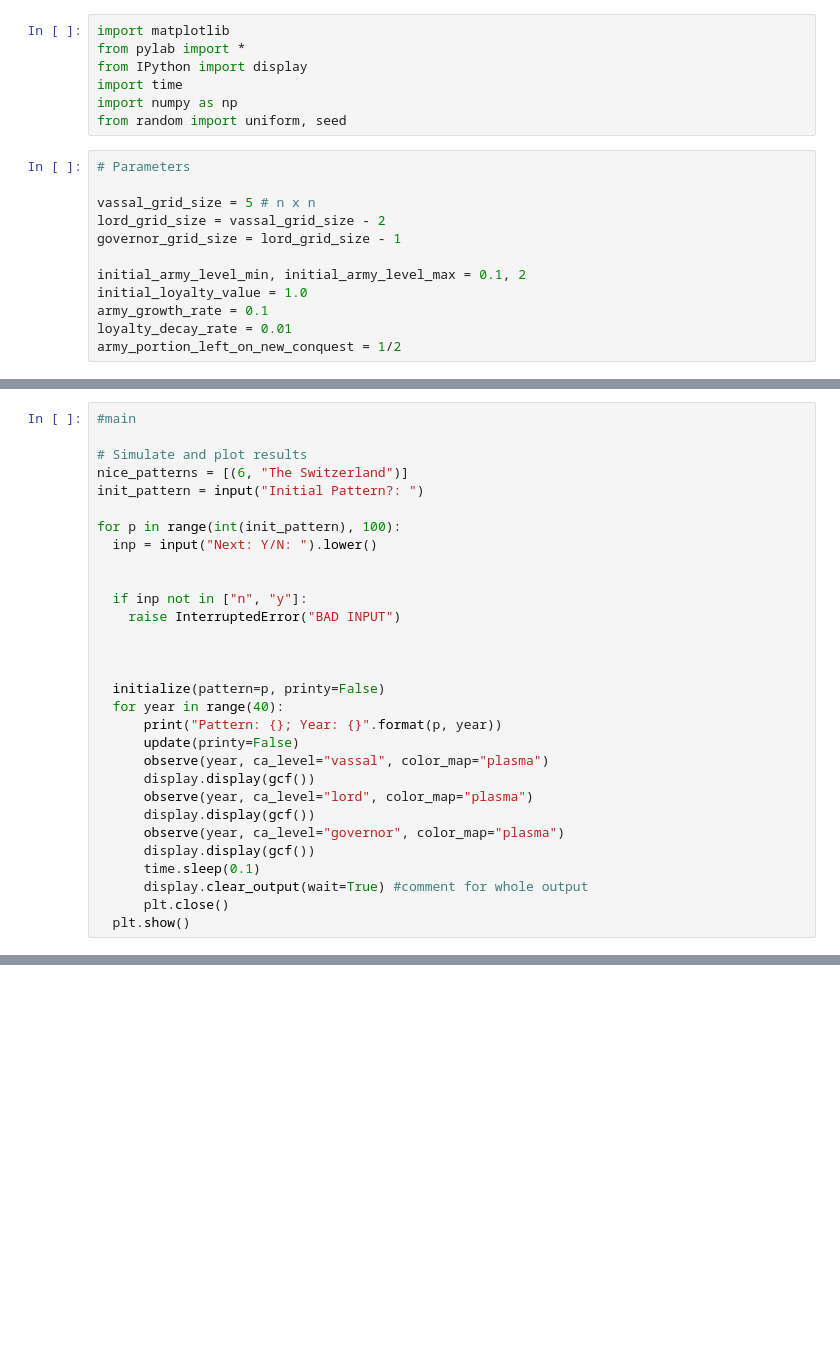
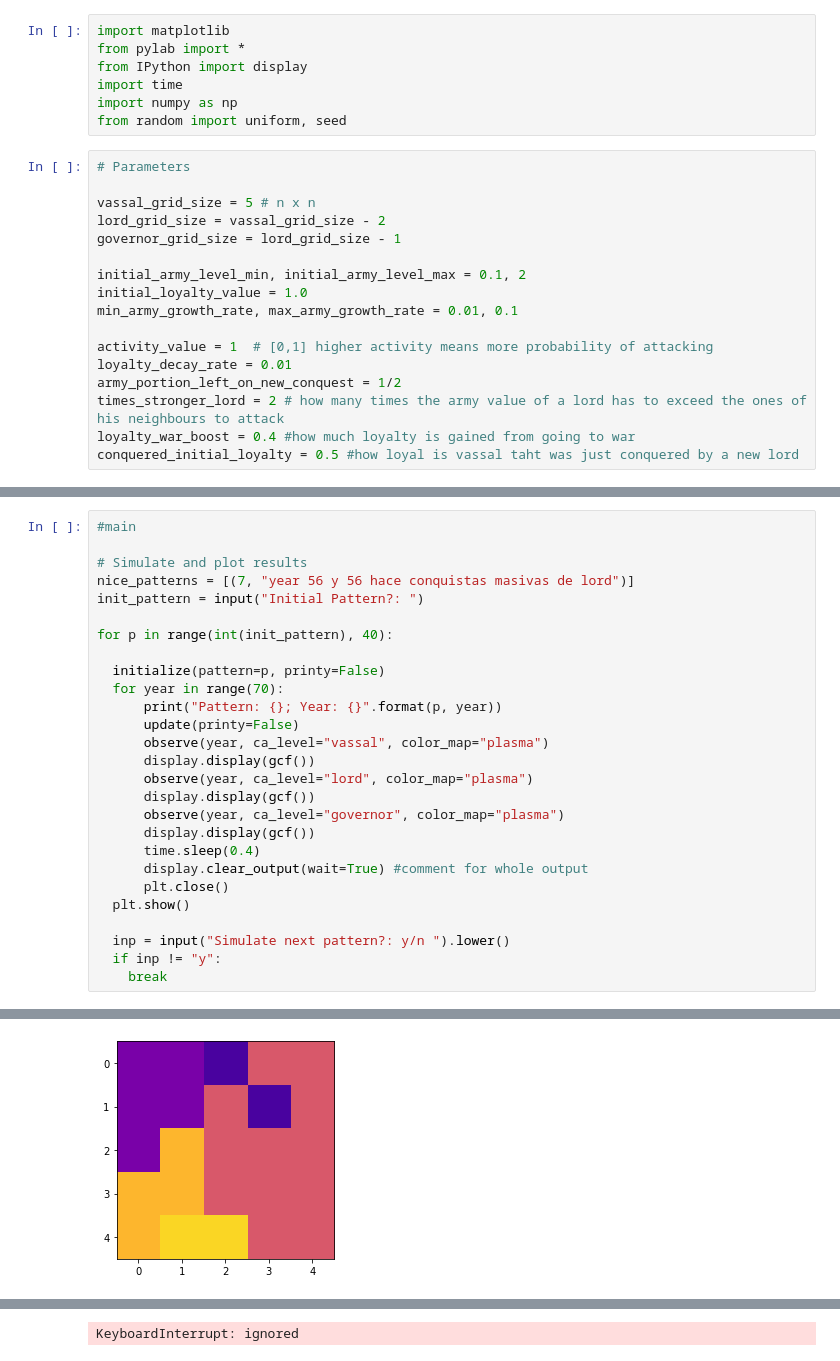
Before and after one commit to jpsiegel/Projects, a Jupyter notebook: Feudal_Model.ipynb, the cells around one changed output, grey strips where cells are left out. Cells and saved outputs as stored; diff of their text form; blank space fills up the shorter version.

Commit message:
logic and visualization for lord level conquests

```diff
--- a/Feudal_Model.ipynb
+++ b/Feudal_Model.ipynb
@@ -52,9 +52,14 @@ governor_grid_size = lord_grid_size - 1
 
 initial_army_level_min, initial_army_level_max = 0.1, 2
 initial_loyalty_value = 1.0
-army_growth_rate = 0.1
+min_army_growth_rate, max_army_growth_rate = 0.01, 0.1
+
+activity_value = 1  # [0,1] higher activity means more probability of attacking
 loyalty_decay_rate = 0.01
 army_portion_left_on_new_conquest = 1/2
+times_stronger_lord = 2 # how many times the army value of a lord has to exceed the ones of his neighbours to attack
+loyalty_war_boost = 0.4 #how much loyalty is gained from going to war
+conquered_initial_loyalty = 0.5 #how loyal is vassal taht was just conquered by a new lord
 # %%
 # Classes
 
@@ -370,20 +485,13 @@ def update(printy=False):
 #main
 
 # Simulate and plot results
-nice_patterns = [(6, "The Switzerland")]
+nice_patterns = [(7, "year 56 y 56 hace conquistas masivas de lord")]
 init_pattern = input("Initial Pattern?: ")
 
-for p in range(int(init_pattern), 100):
-  inp = input("Next: Y/N: ").lower()
-
-
-  if inp not in ["n", "y"]:
-    raise InterruptedError("BAD INPUT")
-
-
+for p in range(int(init_pattern), 40):
 
   initialize(pattern=p, printy=False)
-  for year in range(40):
+  for year in range(70):
       print("Pattern: {}; Year: {}".format(p, year))
       update(printy=False)
       observe(year, ca_level="vassal", color_map="plasma")
@@ -392,8 +500,12 @@ for p in range(int(init_pattern), 100):
       display.display(gcf())
       observe(year, ca_level="governor", color_map="plasma")
       display.display(gcf())
-      time.sleep(0.1)
+      time.sleep(0.4)
       display.clear_output(wait=True) #comment for whole output
       plt.close()
   plt.show()
+
+  inp = input("Simulate next pattern?: y/n ").lower()
+  if inp != "y":
+    break
 # %% [output]
@@ -400,0 +516 @@ KeyboardInterrupt: ignored
+[figure, added]
@@ -400,0 +519 @@ KeyboardInterrupt: ignored
+KeyboardInterrupt: ignored
```
Also changed, not shown: parts of 5 cells of this notebook.
